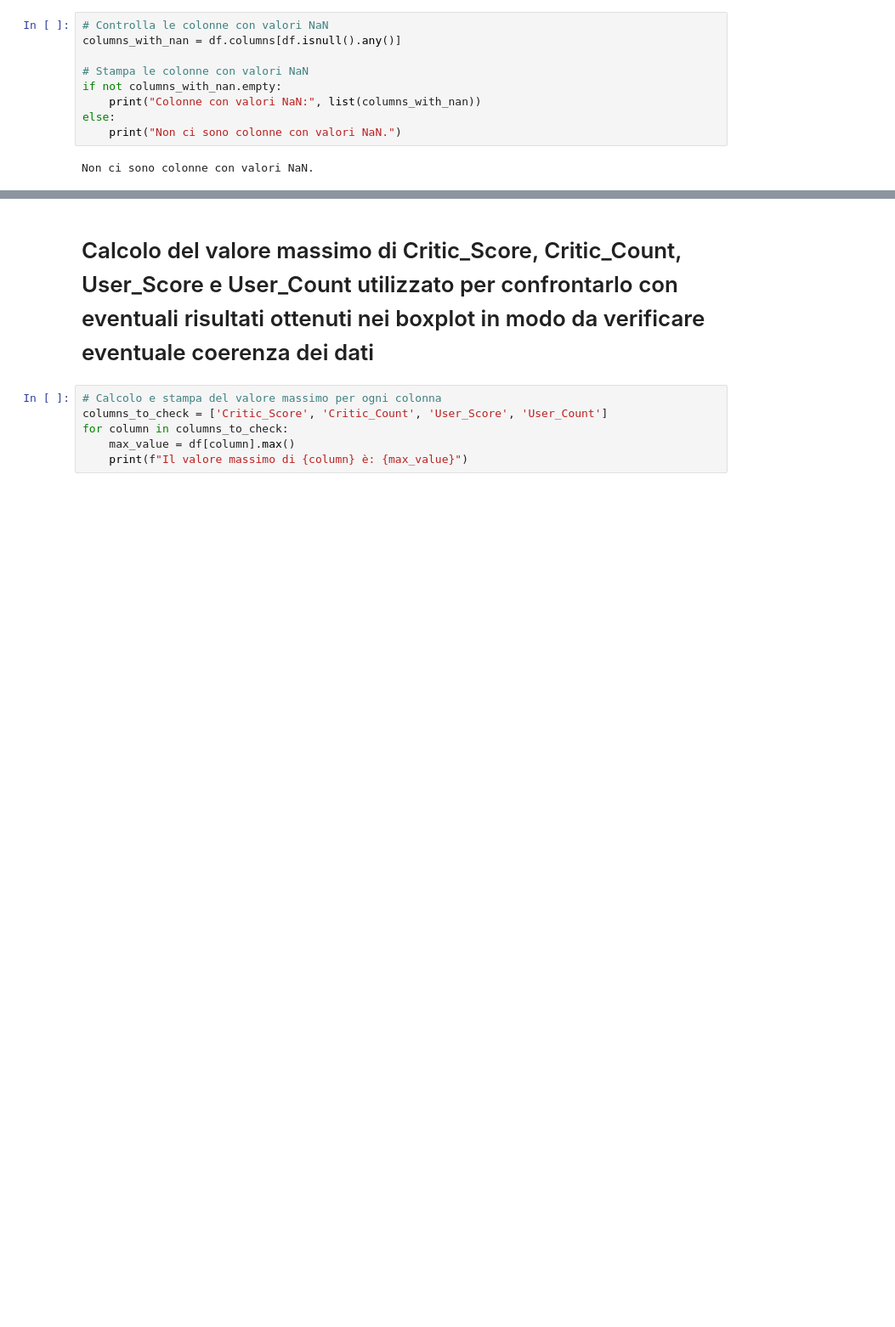
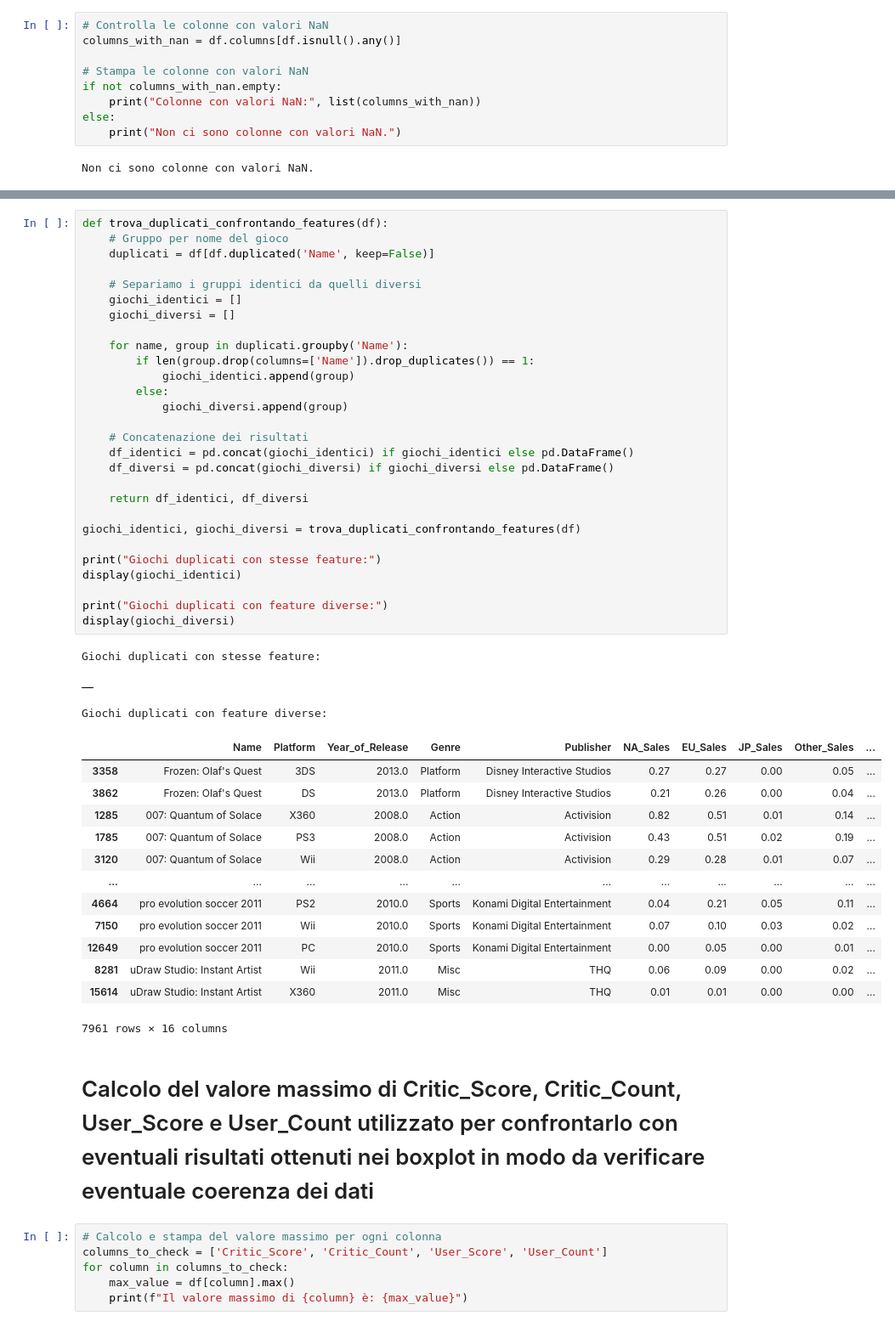
Before and after one commit to Nerone709/KeybladeDB, a Jupyter notebook: notebooks/dataset_analyzer2016.ipynb, the cells around one changed output, grey strips where cells are left out. Shown: that part at 85% size. Cells and saved outputs as stored; diff of their text form; blank space fills up the shorter version.

Commit message:
Added in data_analyzer2016 notebook file a function that controls if there are duplicate videogames with same or different values in other features.

```diff
--- a/notebooks/dataset_analyzer2016.ipynb
+++ b/notebooks/dataset_analyzer2016.ipynb
@@ -226,3 +228,48 @@ Non ci sono colonne con valori NaN.
+# %%
+def trova_duplicati_confrontando_features(df):
+    # Gruppo per nome del gioco
+    duplicati = df[df.duplicated('Name', keep=False)]
+
+    # Separiamo i gruppi identici da quelli diversi
+    giochi_identici = []
+    giochi_diversi = []
+
+    for name, group in duplicati.groupby('Name'):
+        if len(group.drop(columns=['Name']).drop_duplicates()) == 1:
+            giochi_identici.append(group)
+        else:
+            giochi_diversi.append(group)
+
+    # Concatenazione dei risultati
+    df_identici = pd.concat(giochi_identici) if giochi_identici else pd.DataFrame()
+    df_diversi = pd.concat(giochi_diversi) if giochi_diversi else pd.DataFrame()
+
+    return df_identici, df_diversi
+
+giochi_identici, giochi_diversi = trova_duplicati_confrontando_features(df)
+
+print("Giochi duplicati con stesse feature:")
+display(giochi_identici)
+
+print("Giochi duplicati con feature diverse:")
+display(giochi_diversi)
+# %% [output]
+Giochi duplicati con stesse feature:
+|  |
+Giochi duplicati con feature diverse:
+|  | Name | Platform | Year_of_Release | Genre | Publisher | NA_Sales | EU_Sales | JP_Sales | Other_Sales | ... |
+| 3358 | Frozen: Olaf's Quest | 3DS | 2013.0 | Platform | Disney Interactive Studios | 0.27 | 0.27 | 0.00 | 0.05 | ... |
+| 3862 | Frozen: Olaf's Quest | DS | 2013.0 | Platform | Disney Interactive Studios | 0.21 | 0.26 | 0.00 | 0.04 | ... |
+| 1285 | 007: Quantum of Solace | X360 | 2008.0 | Action | Activision | 0.82 | 0.51 | 0.01 | 0.14 | ... |
+| 1785 | 007: Quantum of Solace | PS3 | 2008.0 | Action | Activision | 0.43 | 0.51 | 0.02 | 0.19 | ... |
+| 3120 | 007: Quantum of Solace | Wii | 2008.0 | Action | Activision | 0.29 | 0.28 | 0.01 | 0.07 | ... |
+| ... | ... | ... | ... | ... | ... | ... | ... | ... | ... | ... |
+| 4664 | pro evolution soccer 2011 | PS2 | 2010.0 | Sports | Konami Digital Entertainment | 0.04 | 0.21 | 0.05 | 0.11 | ... |
+| 7150 | pro evolution soccer 2011 | Wii | 2010.0 | Sports | Konami Digital Entertainment | 0.07 | 0.10 | 0.03 | 0.02 | ... |
+| 12649 | pro evolution soccer 2011 | PC | 2010.0 | Sports | Konami Digital Entertainment | 0.00 | 0.05 | 0.00 | 0.01 | ... |
+| 8281 | uDraw Studio: Instant Artist | Wii | 2011.0 | Misc | THQ | 0.06 | 0.09 | 0.00 | 0.02 | ... |
+| 15614 | uDraw Studio: Instant Artist | X360 | 2011.0 | Misc | THQ | 0.01 | 0.01 | 0.00 | 0.00 | ... |
+7961 rows × 16 columns
 # %% [markdown]
 # Calcolo del valore massimo di Critic_Score, Critic_Count, User_Score e User_Count utilizzato per confrontarlo con eventuali risultati ottenuti nei boxplot in modo da verificare eventuale coerenza dei dati
 # %%
```
Also changed, not shown: parts of 1 cell of this notebook.
